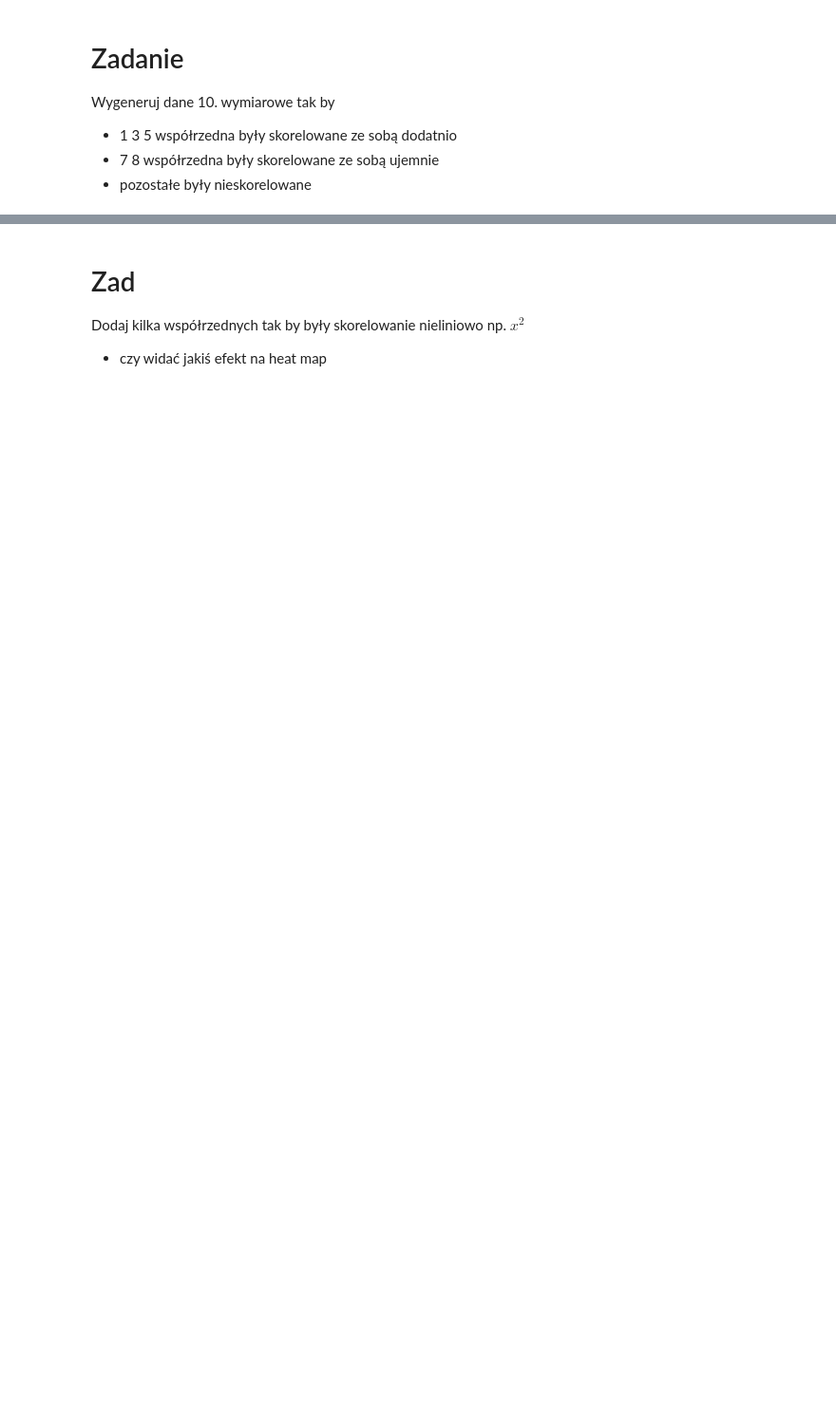
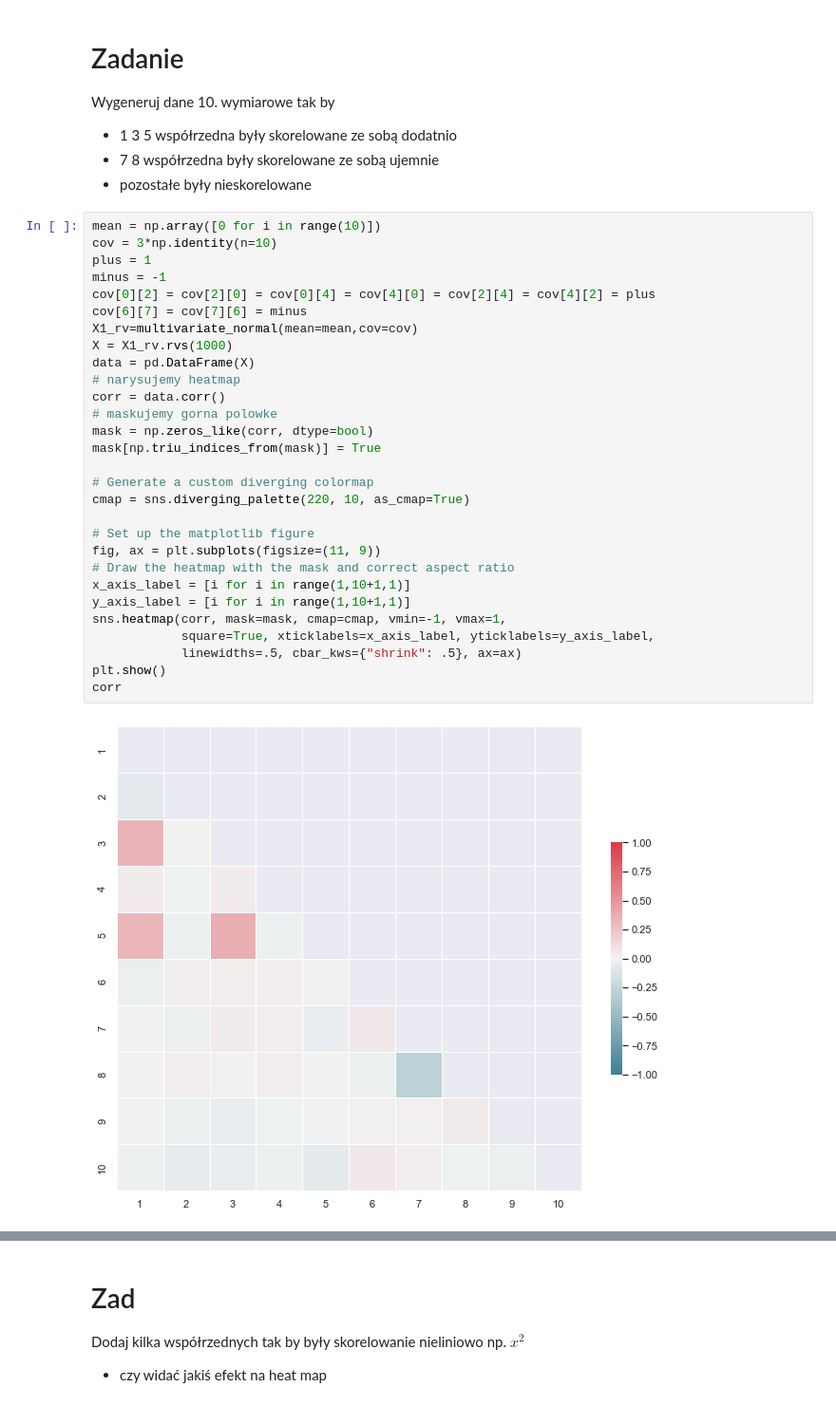
Before and after one commit to she3r/podstawy_sztucznej_inteligencji, a Jupyter notebook: Z03_B_correlation.ipynb, the cells around one changed output, grey strips where cells are left out. Shown at 95% size. Saved outputs shown, nothing was run; the diff lists cells and outputs as text; blank space fills up the shorter version.

```diff
--- a/Z03_B_correlation.ipynb
+++ b/Z03_B_correlation.ipynb
@@ -87,3 +87,34 @@ Wygeneruj dane 10. wymiarowe tak by
 - 1 3 5 współrzedna były skorelowane ze sobą dodatnio
 - 7 8 współrzedna były skorelowane ze sobą ujemnie
 - pozostałe były nieskorelowane
+# %%
+mean = np.array([0 for i in range(10)])
+cov = 3*np.identity(n=10)
+plus = 1
+minus = -1
+cov[0][2] = cov[2][0] = cov[0][4] = cov[4][0] = cov[2][4] = cov[4][2] = plus
+cov[6][7] = cov[7][6] = minus
+X1_rv=multivariate_normal(mean=mean,cov=cov)
+X = X1_rv.rvs(1000)
+data = pd.DataFrame(X)
+# narysujemy heatmap
+corr = data.corr()
+# maskujemy gorna polowke
+mask = np.zeros_like(corr, dtype=bool)
+mask[np.triu_indices_from(mask)] = True
+
+# Generate a custom diverging colormap
+cmap = sns.diverging_palette(220, 10, as_cmap=True)
+
+# Set up the matplotlib figure
+fig, ax = plt.subplots(figsize=(11, 9))
+# Draw the heatmap with the mask and correct aspect ratio
+x_axis_label = [i for i in range(1,10+1,1)]
+y_axis_label = [i for i in range(1,10+1,1)]
+sns.heatmap(corr, mask=mask, cmap=cmap, vmin=-1, vmax=1,
+            square=True, xticklabels=x_axis_label, yticklabels=y_axis_label,
+            linewidths=.5, cbar_kws={"shrink": .5}, ax=ax)
+plt.show()
+corr
+# %% [output]
+[figure, added]
```
Also changed, not shown: parts of 8 cells of this notebook, 6 other files.
